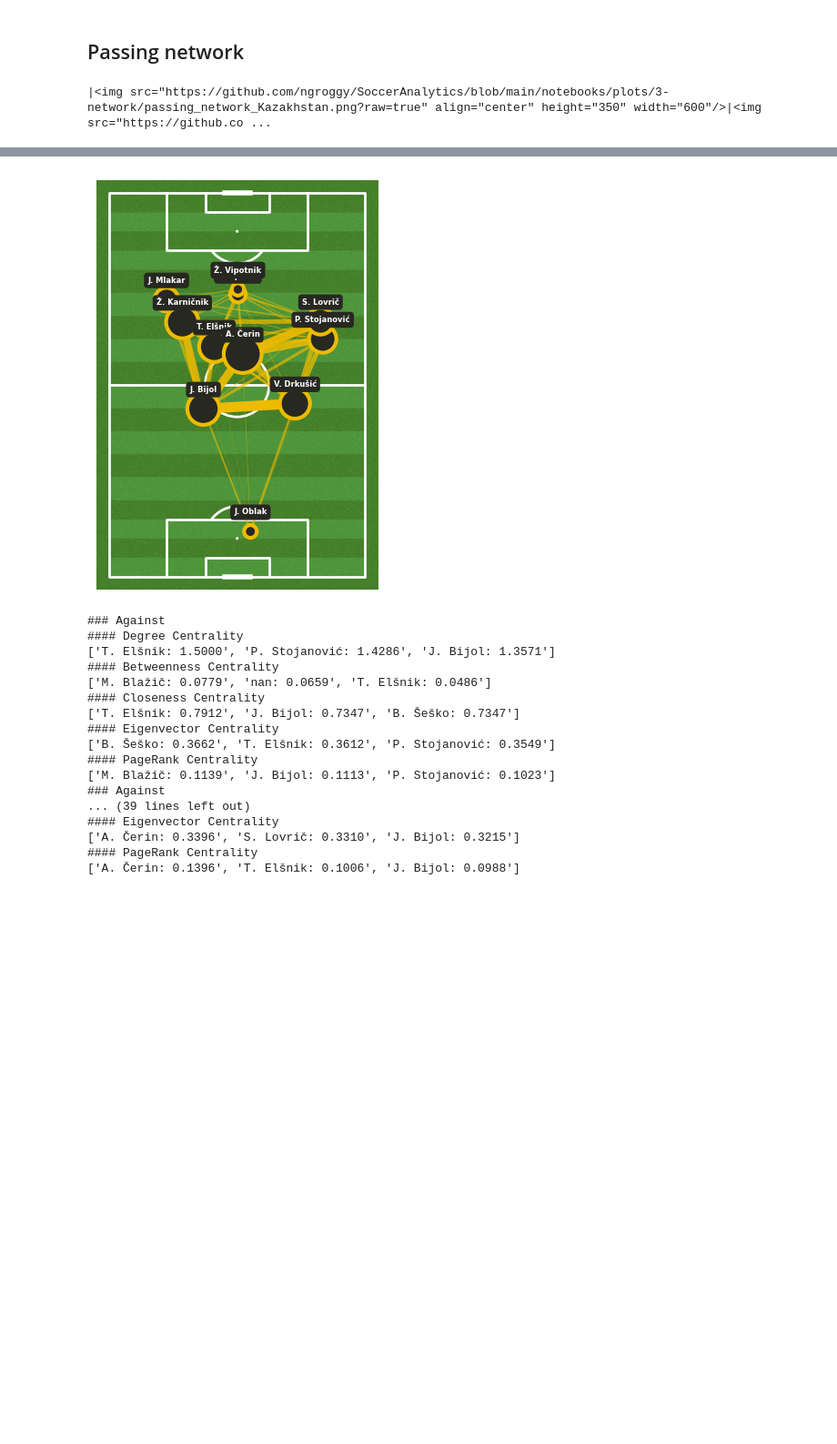
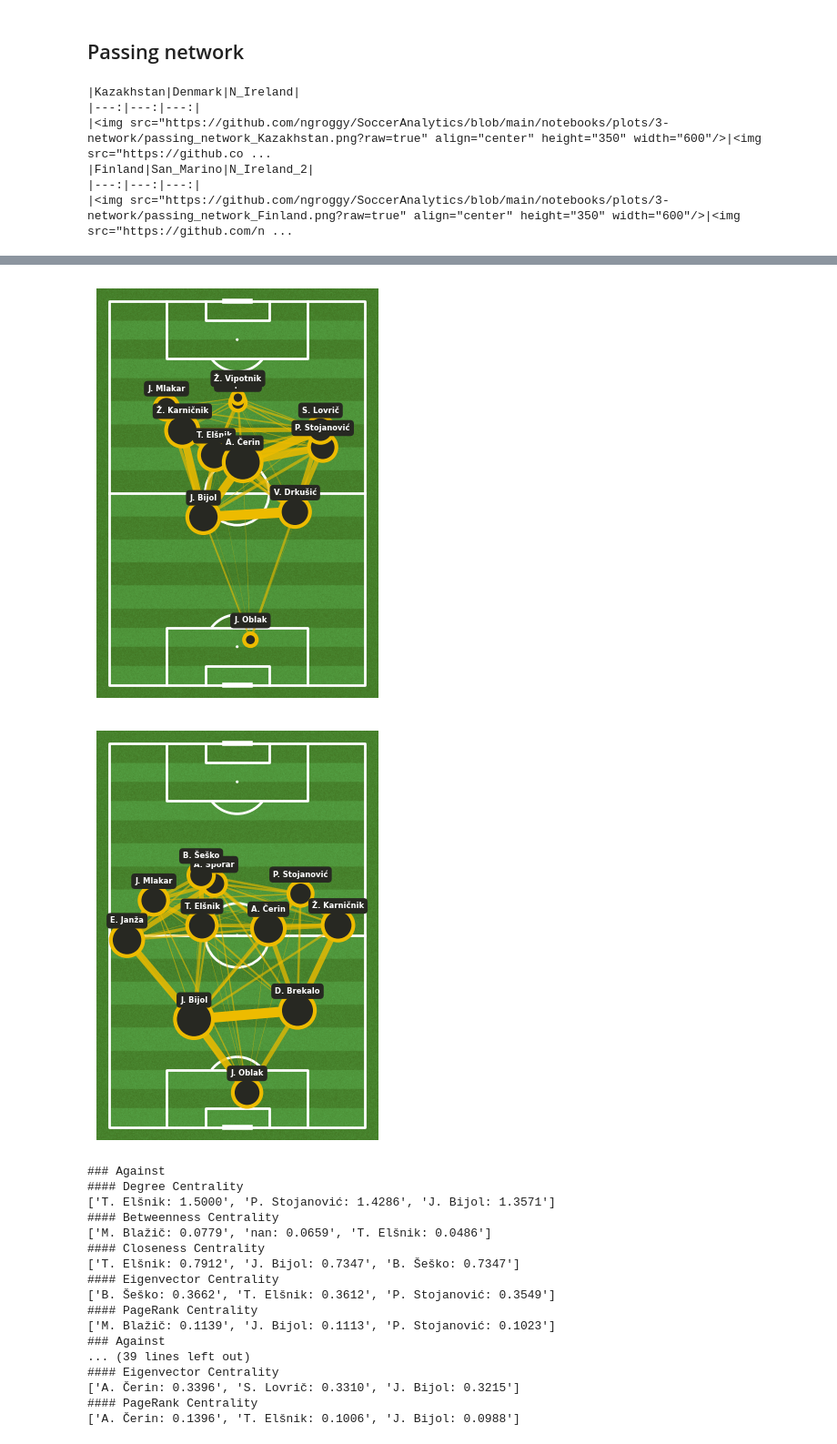
Before and after one commit to ngroggy/SoccerAnalytics, a Jupyter notebook: notebooks/3-passing-network.ipynb, the cells around one changed output, grey strips where cells are left out. Shown at 91% size. Cells and saved outputs as stored; diff of their text form; code cells hidden in the pictures; blank space fills up the shorter version.

Commit message:
Update passing network

```diff
--- a/notebooks/3-passing-network.ipynb
+++ b/notebooks/3-passing-network.ipynb
@@ -4,6 +4,9 @@
 import pandas as pd
 import numpy as np
 from mplsoccer import VerticalPitch
+
+import warnings
+warnings.filterwarnings("ignore")
 
 pitch_length = 120
 pitch_width = 80
@@ -92,34 +95,58 @@ def plot_network(name_other_team, path, links):
             line_width = (num_passes / lines_df['pass_count'].max() * 8)
             # adjust the alpha of the lines based on number of passes and set minimum alpha for a fewer pass
             alpha = 0.5 * num_passes / lines_df['pass_count'].max() + 0.5
             #plot lines on the pitch
             pitch.lines(player1_x, player1_y, player2_x, player2_y,
                             alpha=alpha, lw=line_width, zorder=2, color="#EDBB00", ax = ax)
 
     plt.savefig(f'plots/3-network/passing_network_{name_other_team}.png', dpi=600,bbox_inches='tight')
 
 
     links += f"<img src=\"https://github.com/ngroggy/SoccerAnalytics/blob/main/notebooks/plots/3-network/passing_network_{name_other_team}.png?raw=true\" align=\"center\" height=\"350\" width=\"600\"/>|"
     #plt.show()
 
     return links
 
-data = [("Kazakhstan", "5414324"),("Denmark", "5414324"),("N_Ireland", "5414284"),("Finland", "5414260"),("San_Marino", "5414226")]
 
+data = [("Kazakhstan", "5414324"),("Denmark", "5414324"),("N_Ireland", "5414284")]
+data2 = [("Finland", "5414260"),("San_Marino", "5414226"),("N_Ireland_2","5414203")]
 
+head = "|"
+second = "|"
 links = "|"
 for against, match_id in data:
+    head += f"{against}|"
+    second += "---:|"
     links = plot_network(against, match_id, links)
 
+print(head)
+print(second)
+print(links)
 
+head = "|"
+second = "|"
+links = "|"
+for against, match_id in data2:
+    head += f"{against}|"
+    second += "---:|"
+    links = plot_network(against, match_id, links)
+
+print(head)
+print(second)
 print(links)
 # %% [output]
+|Kazakhstan|Denmark|N_Ireland|
+|---:|---:|---:|
 |<img src="https://github.com/ngroggy/SoccerAnalytics/blob/main/notebooks/plots/3-network/passing_network_Kazakhstan.png?raw=true" align="center" height="350" width="600"/>|<img src="https://github.co ...
+|Finland|San_Marino|N_Ireland_2|
+|---:|---:|---:|
+|<img src="https://github.com/ngroggy/SoccerAnalytics/blob/main/notebooks/plots/3-network/passing_network_Finland.png?raw=true" align="center" height="350" width="600"/>|<img src="https://github.com/n ...
 [figure]
 [figure]
 [figure]
 [figure]
 [figure]
+[figure, added]
 # %%
 import pandas as pd
 import json
```
Also changed, not shown: 7 other files.
